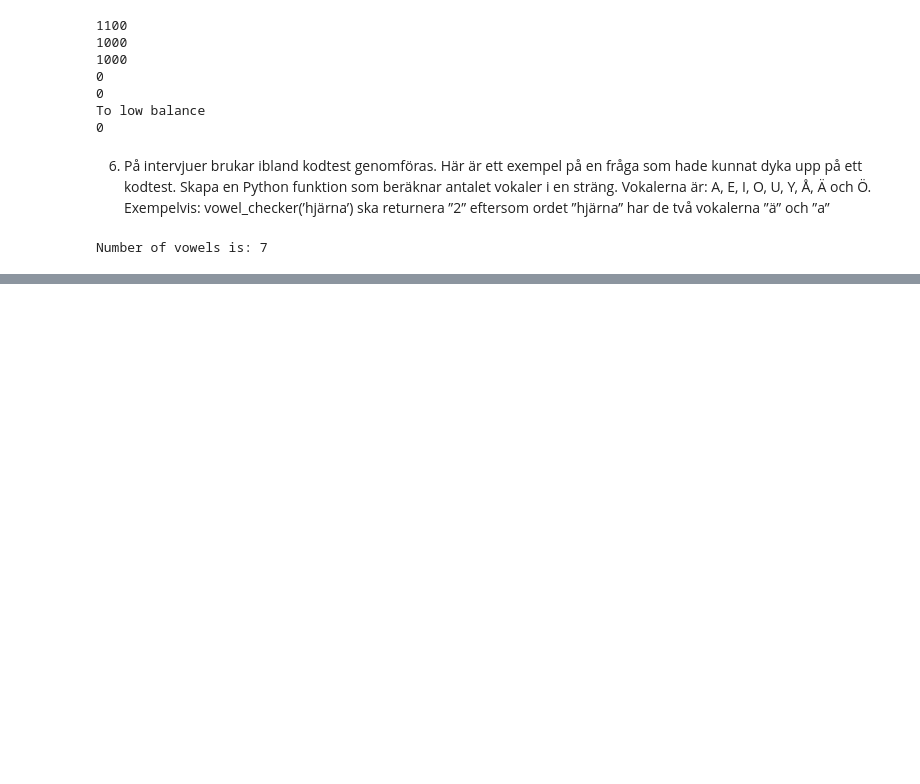
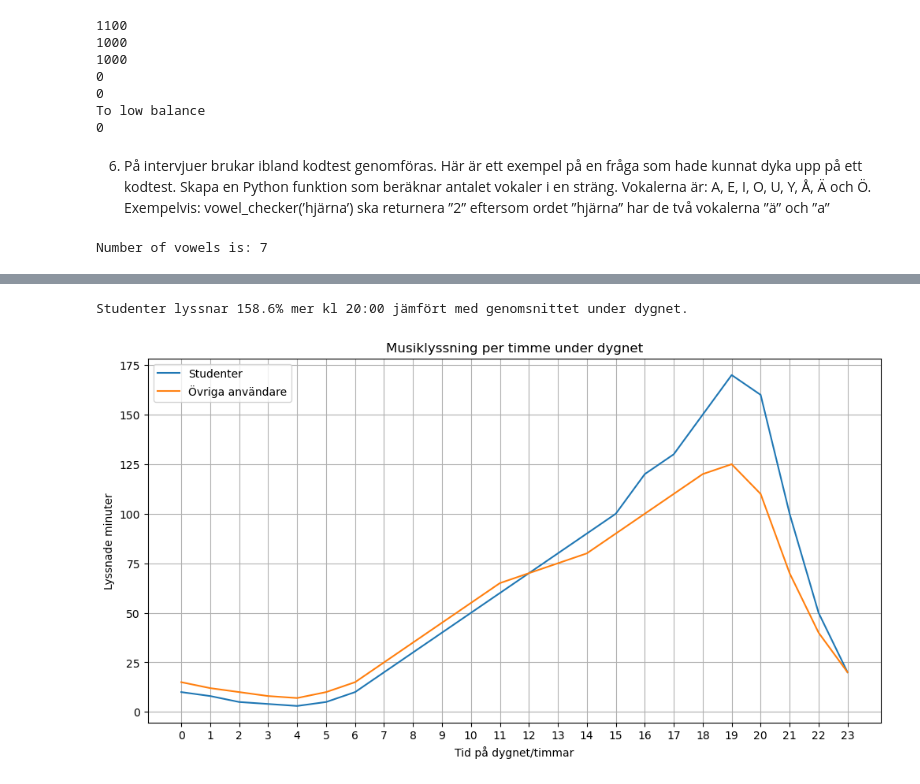
Before and after one commit to edvinrunhellen/knowledge_control_python, a Jupyter notebook: del1.ipynb, the cells around one changed output, grey strips where cells are left out. Drawn from its saved outputs; the diff is of its cells as text; code cells hidden in the pictures; blank space fills up the shorter version.

```diff
--- a/del1.ipynb
+++ b/del1.ipynb
@@ -112,0 +233,34 @@ common_elements([4, ’apple’, 10, ’hi’, 3], ([23 ’apple’, 5, 9, 3]) s
+# %%
+hours = np.arange(24)
+
+student_minutes = np.array([
+    10, 8, 5, 4, 3, 5, 10, 20, 30, 40, 50, 60,
+    70, 80, 90, 100, 120, 130, 150, 170, 160, 100, 50, 20])
+
+other_minutes = np.array([
+    15, 12, 10, 8, 7, 10, 15, 25, 35, 45, 55, 65,
+    70, 75, 80, 90, 100, 110, 120, 125, 110, 70, 40, 20])
+
+plt.figure(figsize=(12, 6))
+plt.plot(hours, student_minutes, label="Studenter")
+plt.plot(hours, other_minutes, label="Övriga användare")
+
+plt.title("Musiklyssning per timme under dygnet")
+plt.xlabel("Tid på dygnet/timmar")
+plt.ylabel("Lyssnade minuter")
+plt.xticks(hours)
+plt.grid(True)
+plt.legend()
+
+# Beräkna skillnad i procent för klockan 20
+hour_of_interest = 20
+student_at_20 = student_minutes[hour_of_interest]
+student_avg = np.mean(student_minutes)
+percent_increase = ((student_at_20 - student_avg) / student_avg) * 100
+
+print(f"Studenter lyssnar {percent_increase:.1f}% mer kl {hour_of_interest}:00 jämfört med genomsnittet under dygnet.")
+
+plt.show()
+# %% [output]
+Studenter lyssnar 158.6% mer kl 20:00 jämfört med genomsnittet under dygnet.
+[figure, added]
```
Also changed, not shown: parts of 18 cells of this notebook.
